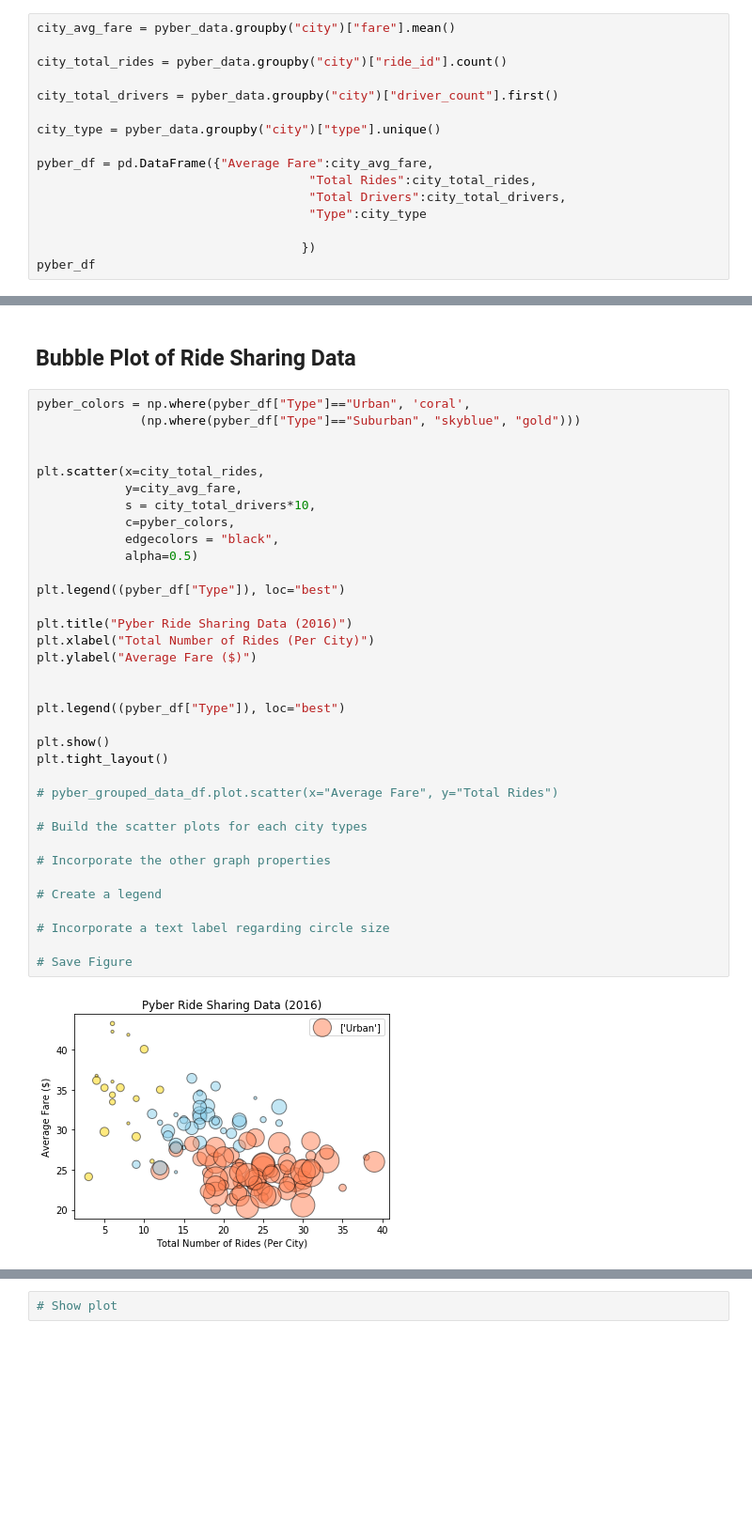
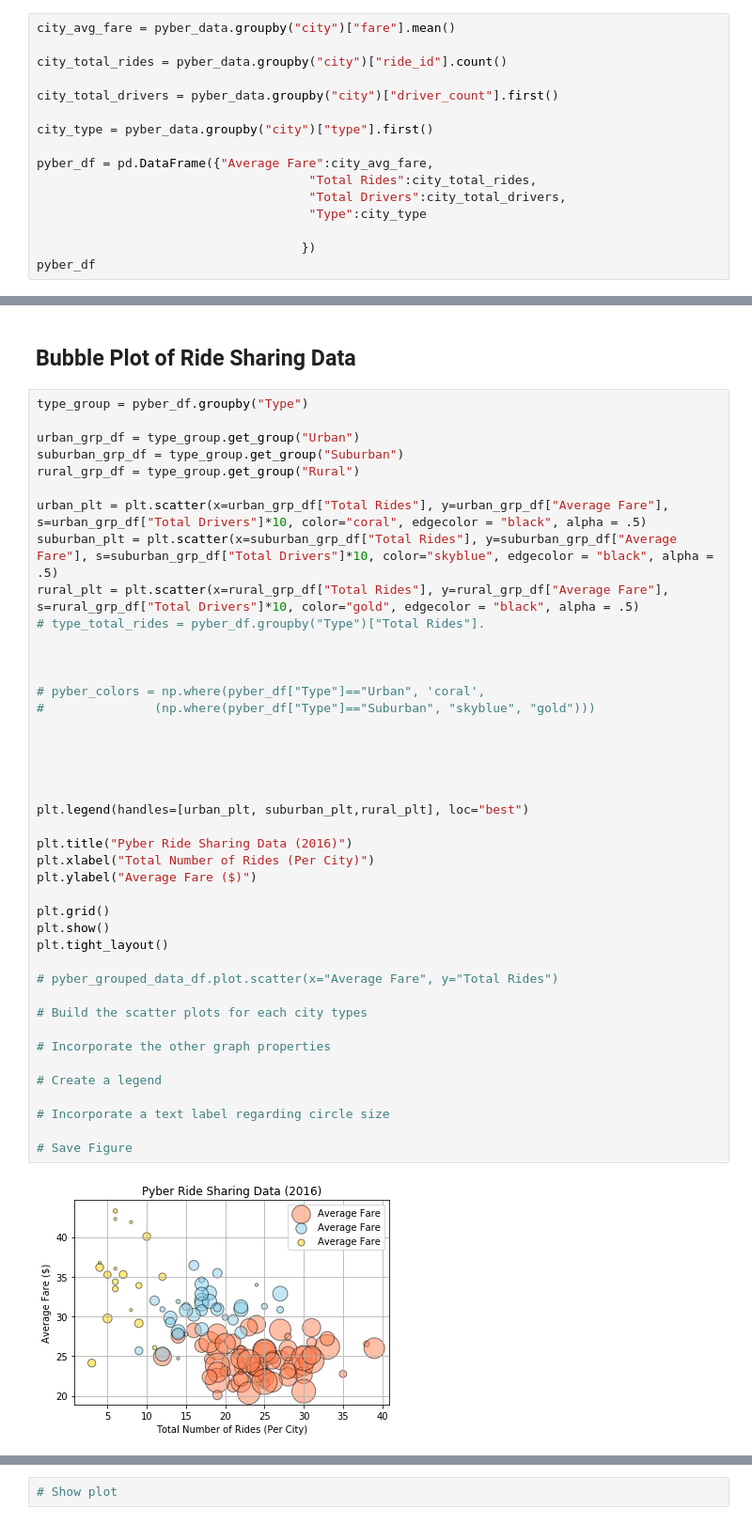
Before and after one commit to jamiediaz/HW05_Matplotlib, a Jupyter notebook: Pyber/pyber_starter.ipynb, the cells around one changed output, grey strips where cells are left out. Shown at 94% size. Saved outputs shown, nothing was run; the diff lists cells and outputs as text; blank space fills up the shorter version.

Commit message:
Well I got colors. But not as elegently as I would have liked

```diff
--- a/Pyber/pyber_starter.ipynb
+++ b/Pyber/pyber_starter.ipynb
@@ -31,7 +31,7 @@ city_total_rides = pyber_data.groupby("city")["ride_id"].count()
 
 city_total_drivers = pyber_data.groupby("city")["driver_count"].first()
 
-city_type = pyber_data.groupby("city")["type"].unique()
+city_type = pyber_data.groupby("city")["type"].first()
 
 pyber_df = pd.DataFrame({"Average Fare":city_avg_fare,
                                      "Total Rides":city_total_rides,
@@ -63,42 +63,49 @@ pyber_df
 # %% [markdown]
 ## Bubble Plot of Ride Sharing Data
 # %%
-pyber_colors = np.where(pyber_df["Type"]=="Urban", 'coral',
-              (np.where(pyber_df["Type"]=="Suburban", "skyblue", "gold")))
+type_group = pyber_df.groupby("Type")
+
+urban_grp_df = type_group.get_group("Urban")
+suburban_grp_df = type_group.get_group("Suburban")
+rural_grp_df = type_group.get_group("Rural")
+
+urban_plt = plt.scatter(x=urban_grp_df["Total Rides"], y=urban_grp_df["Average Fare"], s=urban_grp_df["Total Drivers"]*10, color="coral", edgecolor = "black", alpha = .5)
+suburban_plt = plt.scatter(x=suburban_grp_df["Total Rides"], y=suburban_grp_df["Average Fare"], s=suburban_grp_df["Total Drivers"]*10, color="skyblue", edgecolor = "black", alpha = .5)
+rural_plt = plt.scatter(x=rural_grp_df["Total Rides"], y=rural_grp_df["Average Fare"], s=rural_grp_df["Total Drivers"]*10, color="gold", edgecolor = "black", alpha = .5)
+# type_total_rides = pyber_df.groupby("Type")["Total Rides"].
 
 
-plt.scatter(x=city_total_rides,
-            y=city_avg_fare,
-            s = city_total_drivers*10,
-            c=pyber_colors,
-            edgecolors = "black",
-            alpha=0.5)
 
-plt.legend((pyber_df["Type"]), loc="best")
+# pyber_colors = np.where(pyber_df["Type"]=="Urban", 'coral',
+#               (np.where(pyber_df["Type"]=="Suburban", "skyblue", "gold")))
+
+
+
+
+
+plt.legend(handles=[urban_plt, suburban_plt,rural_plt], loc="best")
 
 plt.title("Pyber Ride Sharing Data (2016)")
 plt.xlabel("Total Number of Rides (Per City)")
 plt.ylabel("Average Fare ($)")
 
-
-plt.legend((pyber_df["Type"]), loc="best")
-
+plt.grid()
 plt.show()
 plt.tight_layout()
 
 # pyber_grouped_data_df.plot.scatter(x="Average Fare", y="Total Rides")
 
 # Build the scatter plots for each city types
 
 # Incorporate the other graph properties
 
 # Create a legend
 
 # Incorporate a text label regarding circle size
 
 # Save Figure
 # %% [output]
-[figure, old version]
+[figure, new version]
 <Figure size 432x288 with 0 Axes>
 # %%
 # Show plot
```
Also changed, not shown: parts of 1 cell of this notebook.
